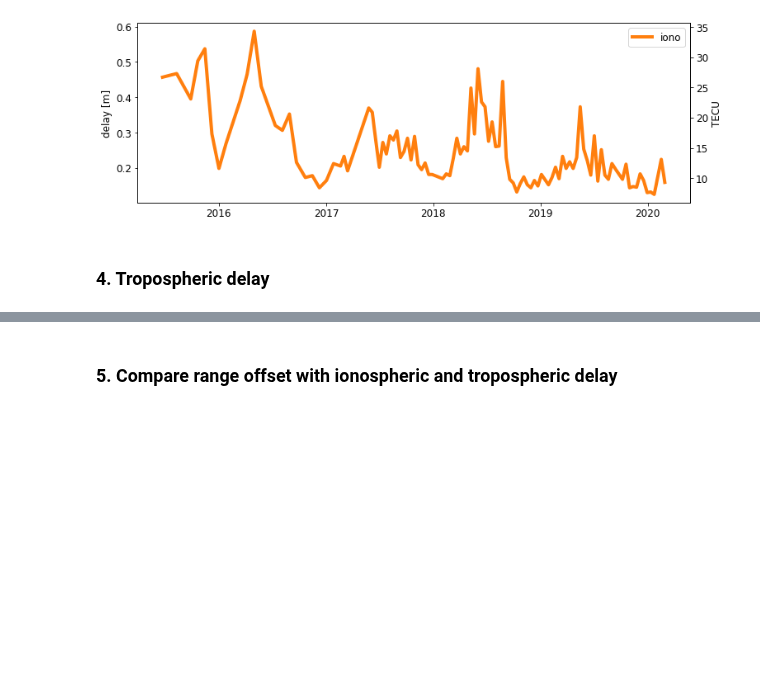
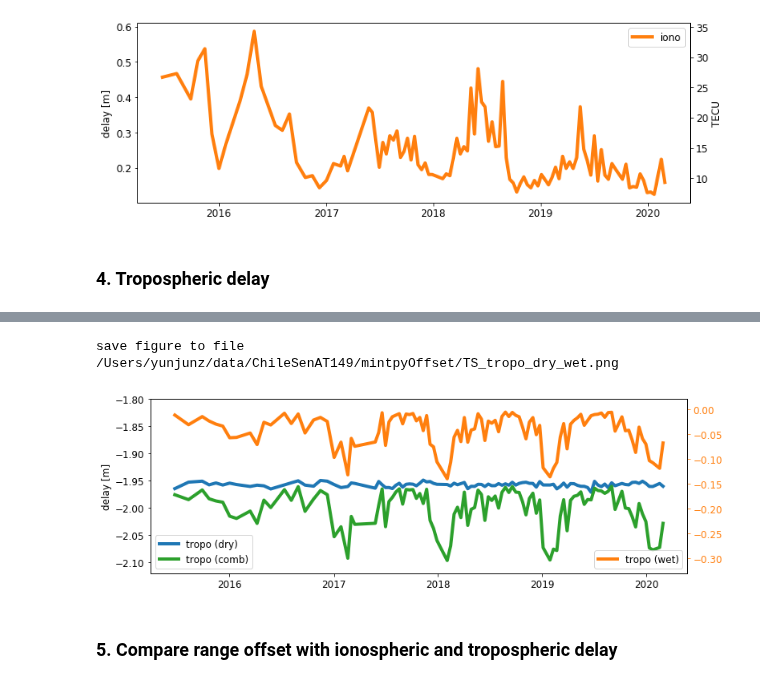
Before and after one commit to yunjunz/2022-Geolocation, a Jupyter notebook: atmos.ipynb, the cells around one changed output, grey strips where cells are left out. Saved outputs shown, nothing was run; the diff lists cells and outputs as text; code cells hidden in the pictures; blank space fills up the shorter version.

Commit message:
atmos: add dry/wet tropo comparison

```diff
--- a/atmos.ipynb
+++ b/atmos.ipynb
@@ -229,3 +238,31 @@ save figure to file /Users/yunjunz/data/ChileSenAT149/mintpyOffset/TS_tropo_diff
+# %%
+# 2. read data and calculate median
+ts_dry  = np.nanmedian(readfile.read(os.path.join(work_dir, 'inputs/ERA5dry.h5'))[0].reshape(ts_obj.numDate, -1), axis=-1)
+ts_wet  = np.nanmedian(readfile.read(os.path.join(work_dir, 'inputs/ERA5wet.h5'))[0].reshape(ts_obj.numDate, -1), axis=-1)
+ts_comb = np.nanmedian(readfile.read(os.path.join(work_dir, 'inputs/ERA5.h5'))[0].reshape(ts_obj.numDate, -1), axis=-1)
+
+# plot
+fig, ax = plt.subplots(figsize=figsize)
+ax.plot(ts_obj.times, ts_dry,  linewidth=4, color=pp.mplColors[0], label='tropo (dry)')
+ax.plot(ts_obj.times, ts_comb, linewidth=4, color=pp.mplColors[2], label='tropo (comb)')
+ax.set_ylabel('delay [m]')
+ax.set_ylim(-2.12, -1.8)
+ax.legend(loc='lower left')
+
+ax2 = ax.twinx()
+ax2.plot(ts_obj.times, ts_wet,  linewidth=4, color=pp.mplColors[1], label='tropo (wet)')
+ax2.tick_params(which='both', axis='y', colors=pp.mplColors[1])
+ax2.set_ylim(-0.33, 0.02)
+ax2.legend(loc='lower right')
+
+# output
+out_fig = os.path.abspath('TS_tropo_dry_wet.png')
+print('save figure to file', out_fig)
+plt.savefig(out_fig, bbox_inches='tight', transparent=True, dpi=300)
+plt.show()
+# %% [output]
+save figure to file /Users/yunjunz/data/ChileSenAT149/mintpyOffset/TS_tropo_dry_wet.png
+[figure, added]
 # %% [markdown]
 ### 5. Compare range offset with ionospheric and tropospheric delay
 # %%
```
Also changed, not shown: parts of 4 cells of this notebook.
